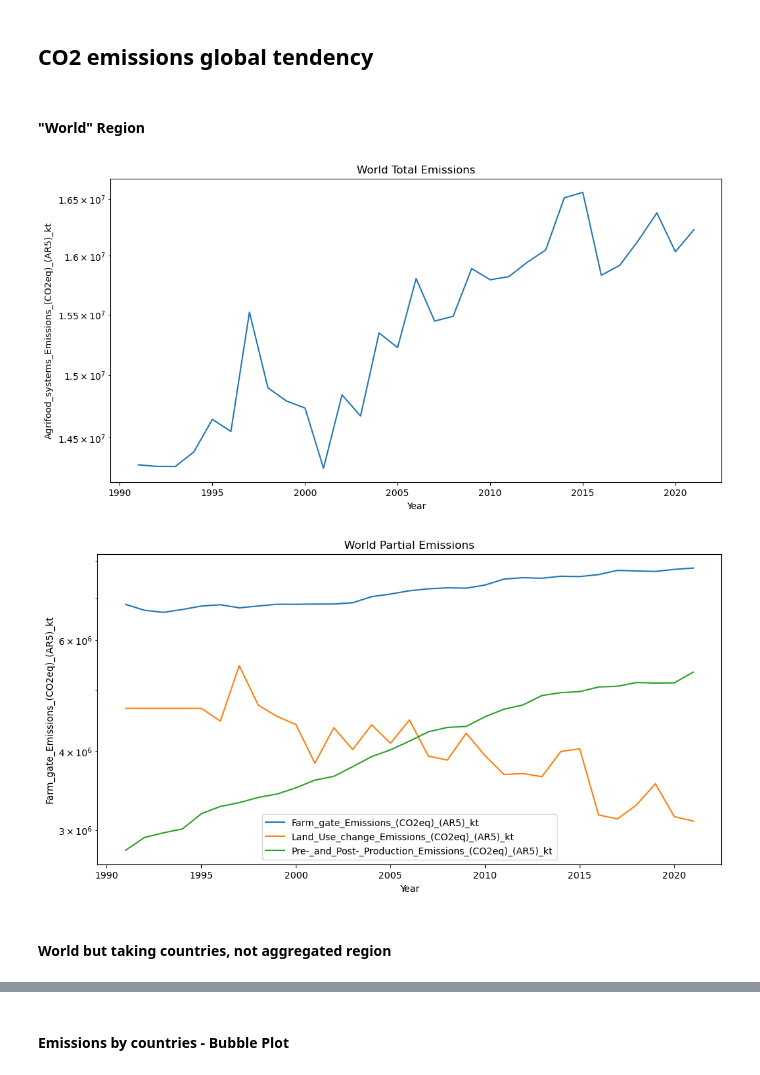
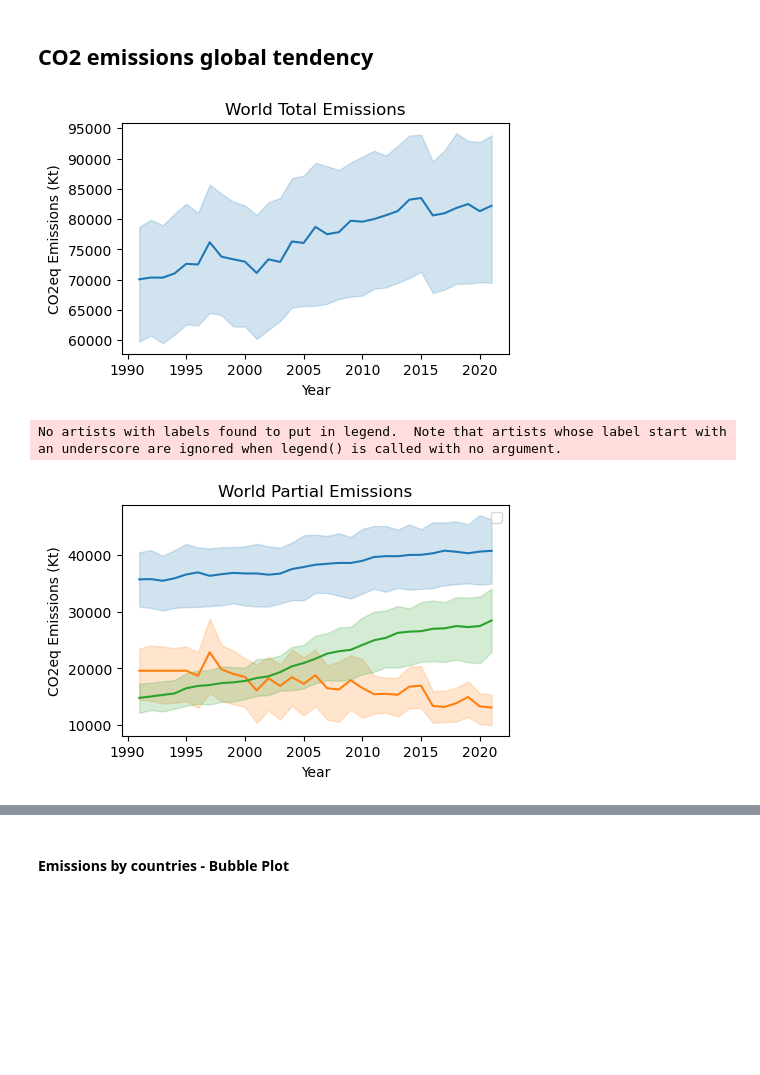
Before and after one commit to ezemriv/FAO-Food-CO2-Footprint, a Jupyter notebook: 04_country_emissions/05_descriptive_plots.ipynb, the cells around one changed output, grey strips where cells are left out. Cells and saved outputs as stored; diff of their text form; code cells hidden in the pictures; blank space fills up the shorter version.

```diff
--- a/04_country_emissions/05_descriptive_plots.ipynb
+++ b/04_country_emissions/05_descriptive_plots.ipynb
@@ -22,29 +22,28 @@ columns_partials = [
 pop_col = 'Population_-_Est._&_Proj._Total_Population_-_Both_sexes_1000_No'
 # %% [markdown]
 ## CO2 emissions global tendency
-# %% [markdown]
-#### "World" Region
 # %%
-plot_data = data[data['Area'] == "World"]
-
-plt.figure(figsize=(12, 6))
-sns.lineplot(data=plot_data, x='Year', y=total_col)
+plot_data = data[data['Area Code'] < 1000]
+plt.figure(figsize=(5, 3))
+sns.lineplot(data=plot_data, x='Year', y=total_col, errorbar=('ci', 50))
 plt.title("World Total Emissions")
-plt.yscale('log')
+plt.ylabel('CO2eq Emissions (Kt)')
+plt.savefig(f"../plots/world_total.pdf", bbox_inches='tight')
+plt.show()
+# plt.yscale('log')
 # %% [output]
-[figure, old version]
+[figure, new version]
 # %%
-plot_data = data[data['Area'] == "World"]
+plot_data = data[data['Area Code'] < 1000]
 
-plt.figure(figsize=(12, 6))
+plt.figure(figsize=(5, 3))
 for col in columns_partials:
-    sns.lineplot(data=plot_data, x='Year', y=col, label=col)
+    sns.lineplot(data=plot_data, x='Year', y=col, errorbar=('ci', 50))
 plt.title("World Partial Emissions")
-plt.yscale('log')
-# plt.ylim(0, 20)
+plt.ylabel('CO2eq Emissions (Kt)')
 plt.legend()
+plt.savefig(f"../plots/partials.pdf", bbox_inches='tight')
 plt.show()
 # %% [output]
+No artists with labels found to put in legend.  Note that artists whose label start with an underscore are ignored when legend() is called with no argument.
-[figure, old version]
+[figure, new version]
-# %% [markdown]
-#### World but taking countries, not aggregated region
```
Also changed, not shown: parts of 7 cells of this notebook, 7 other files.
